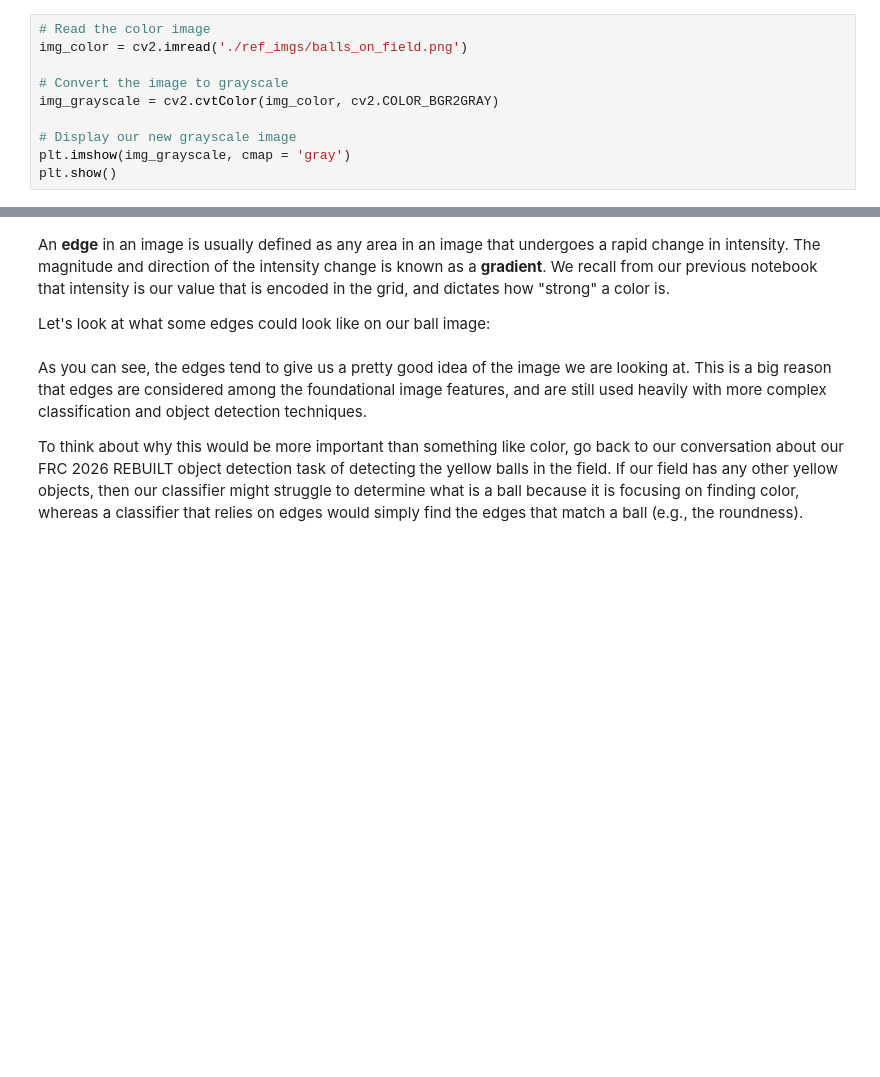
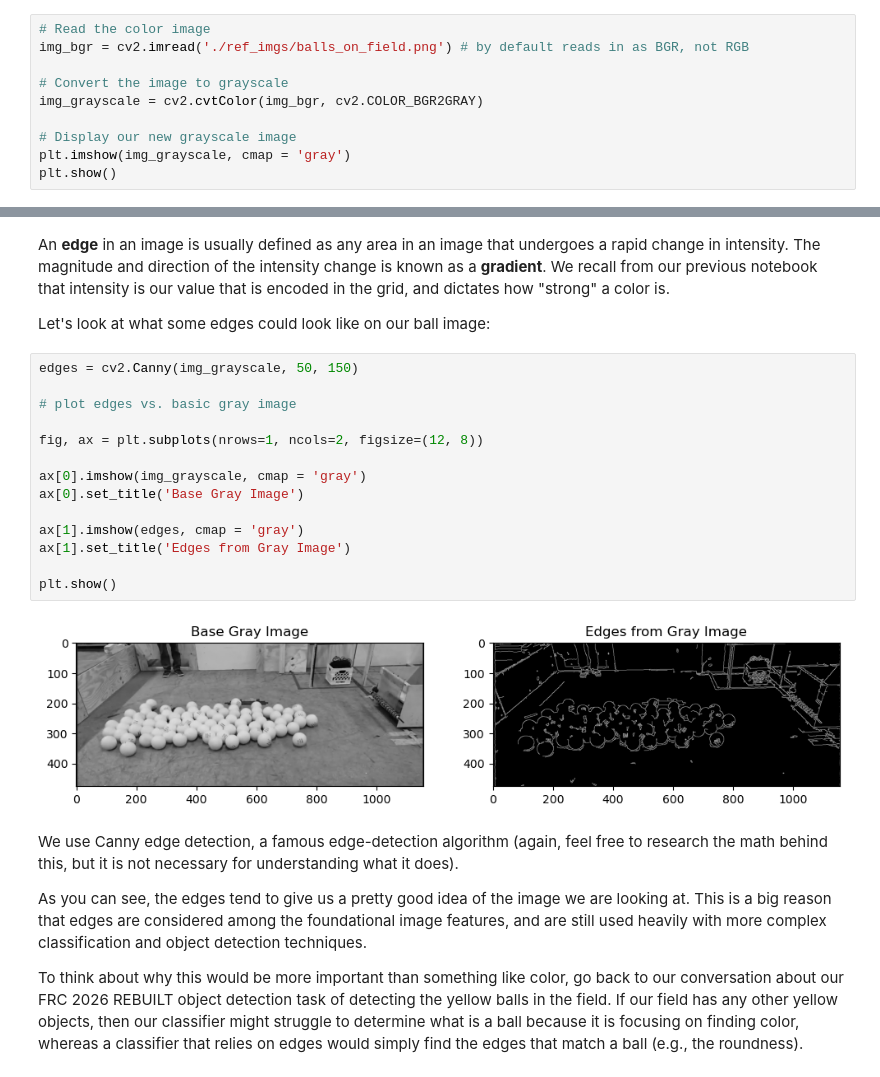
Before and after one commit to nickmelamed/mortorq_instruction, a Jupyter notebook: ml_resources/cv_primer/02-features.ipynb, the cells around one changed output, grey strips where cells are left out. Cells and saved outputs as stored; diff of their text form; blank space fills up the shorter version.

```diff
--- a/ml_resources/cv_primer/02-features.ipynb
+++ b/ml_resources/cv_primer/02-features.ipynb
@@ -34,10 +34,10 @@ Grayscaling an image involves taking away the color channels so that our model i
 Let's see what this looks like on our image:
 # %%
 # Read the color image
-img_color = cv2.imread('./ref_imgs/balls_on_field.png')
+img_bgr = cv2.imread('./ref_imgs/balls_on_field.png') # by default reads in as BGR, not RGB
 
 # Convert the image to grayscale
-img_grayscale = cv2.cvtColor(img_color, cv2.COLOR_BGR2GRAY)
+img_grayscale = cv2.cvtColor(img_bgr, cv2.COLOR_BGR2GRAY)
 
 # Display our new grayscale image
 plt.imshow(img_grayscale, cmap = 'gray')
@@ -210,7 +210,25 @@ But what are those grids meant to represent?
 An **edge** in an image is usually defined as any area in an image that undergoes a rapid change in intensity. The magnitude and direction of the intensity change is known as a **gradient**. We recall from our previous notebook that intensity is our value that is encoded in the grid, and dictates how "strong" a color is.
 
 Let's look at what some edges could look like on our ball image:
+# %%
+edges = cv2.Canny(img_grayscale, 50, 150)
+
+# plot edges vs. basic gray image
+
+fig, ax = plt.subplots(nrows=1, ncols=2, figsize=(12, 8))
+
+ax[0].imshow(img_grayscale, cmap = 'gray')
+ax[0].set_title('Base Gray Image')
+
+ax[1].imshow(edges, cmap = 'gray')
+ax[1].set_title('Edges from Gray Image')
+
+plt.show()
+# %% [output]
+[figure, added]
 # %% [markdown]
+We use Canny edge detection, a famous edge-detection algorithm (again, feel free to research the math behind this, but it is not necessary for understanding what it does).
+
 As you can see, the edges tend to give us a pretty good idea of the image we are looking at. This is a big reason that edges are considered among the foundational image features, and are still used heavily with more complex classification and object detection techniques.
 
 To think about why this would be more important than something like color, go back to our conversation about our FRC 2026 REBUILT object detection task of detecting the yellow balls in the field. If our field has any other yellow objects, then our classifier might struggle to determine what is a ball because it is focusing on finding color, whereas a classifier that relies on edges would simply find the edges that match a ball (e.g., the roundness).
```
Also changed, not shown: parts of 7 cells of this notebook, 1 other file.
